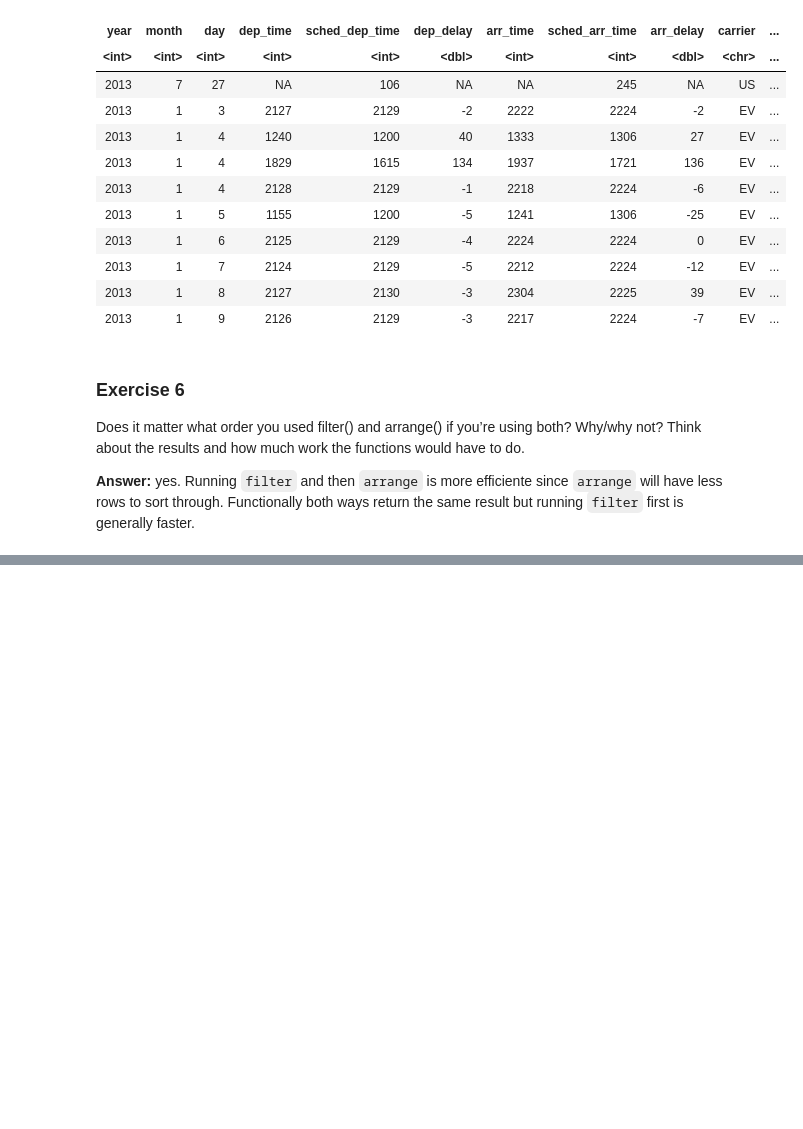
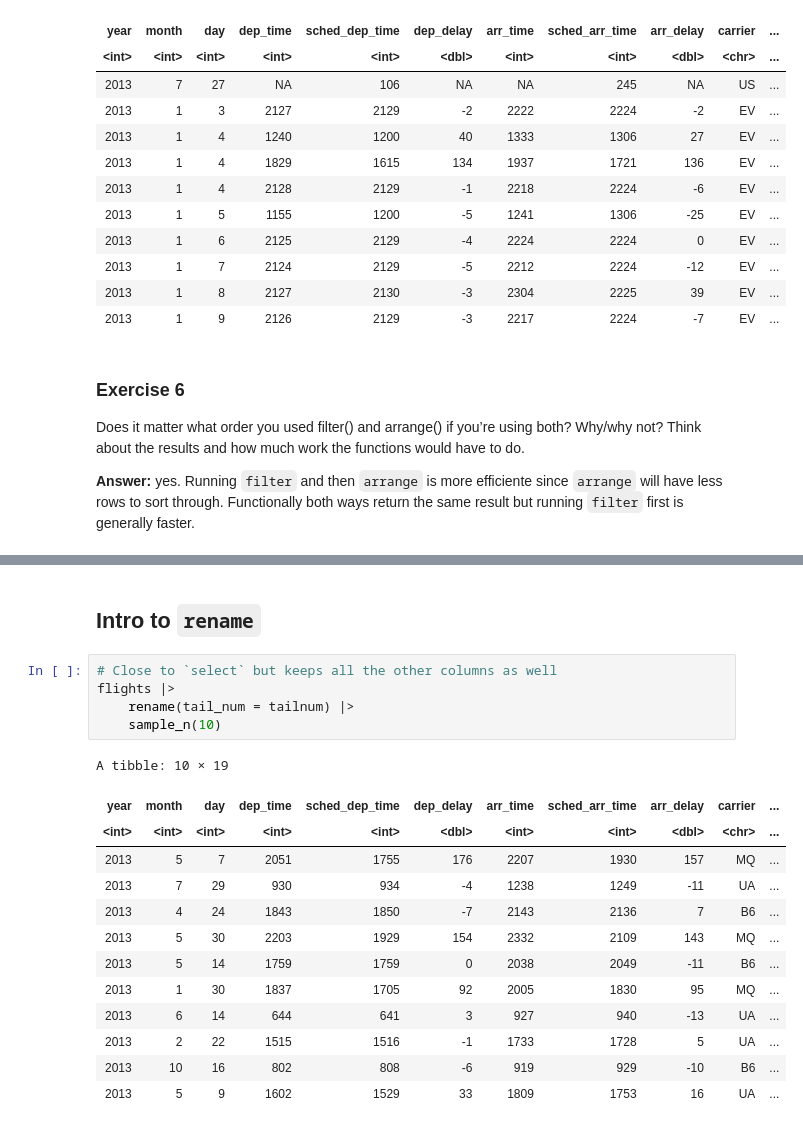
Before and after one commit to victorteodoro/r-for-data-science-code-examples, a Jupyter notebook: chapters/ch03.ipynb, the cells around one changed output, grey strips where cells are left out. Drawn from its saved outputs; the diff is of its cells as text; blank space fills up the shorter version.

```diff
--- a/chapters/ch03.ipynb
+++ b/chapters/ch03.ipynb
@@ -414,0 +630,21 @@ Does it matter what order you used filter() and arrange() if you’re using both
+# %% [markdown]
+## Intro to `rename`
+# %%
+# Close to `select` but keeps all the other columns as well
+flights |>
+    rename(tail_num = tailnum) |>
+    sample_n(10)
+# %% [output]
+A tibble: 10 × 19
+| year | month | day | dep_time | sched_dep_time | dep_delay | arr_time | sched_arr_time | arr_delay | carrier | ... |
+| <int> | <int> | <int> | <int> | <int> | <dbl> | <int> | <int> | <dbl> | <chr> | ... |
+| 2013 | 5 | 7 | 2051 | 1755 | 176 | 2207 | 1930 | 157 | MQ | ... |
+| 2013 | 7 | 29 | 930 | 934 | -4 | 1238 | 1249 | -11 | UA | ... |
+| 2013 | 4 | 24 | 1843 | 1850 | -7 | 2143 | 2136 | 7 | B6 | ... |
+| 2013 | 5 | 30 | 2203 | 1929 | 154 | 2332 | 2109 | 143 | MQ | ... |
+| 2013 | 5 | 14 | 1759 | 1759 | 0 | 2038 | 2049 | -11 | B6 | ... |
+| 2013 | 1 | 30 | 1837 | 1705 | 92 | 2005 | 1830 | 95 | MQ | ... |
+| 2013 | 6 | 14 | 644 | 641 | 3 | 927 | 940 | -13 | UA | ... |
+| 2013 | 2 | 22 | 1515 | 1516 | -1 | 1733 | 1728 | 5 | UA | ... |
+| 2013 | 10 | 16 | 802 | 808 | -6 | 919 | 929 | -10 | B6 | ... |
+| 2013 | 5 | 9 | 1602 | 1529 | 33 | 1809 | 1753 | 16 | UA | ... |
```
Also changed, not shown: parts of 29 cells of this notebook.
